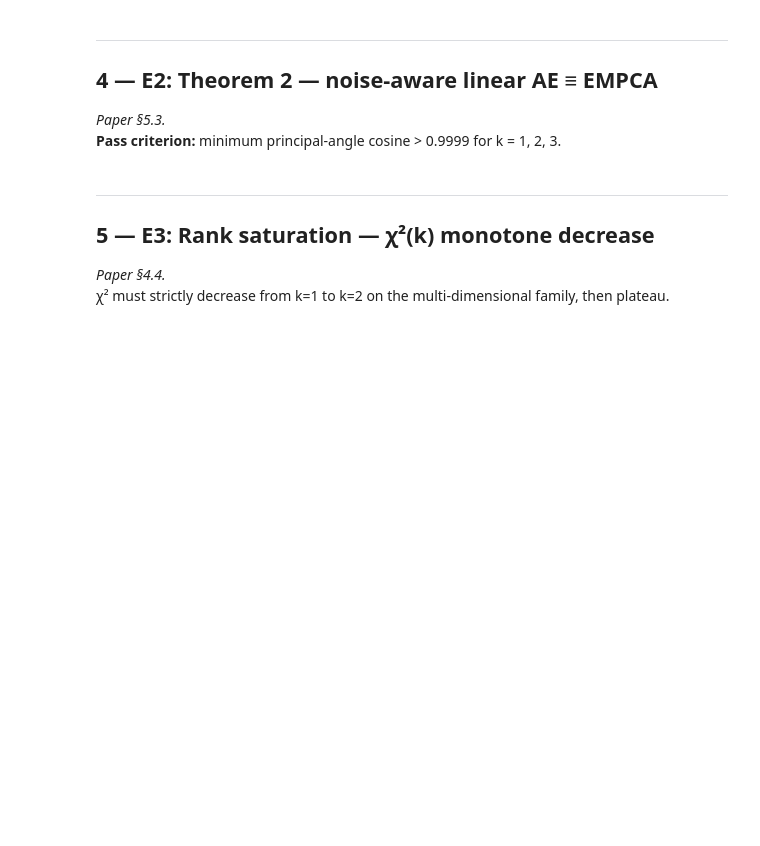
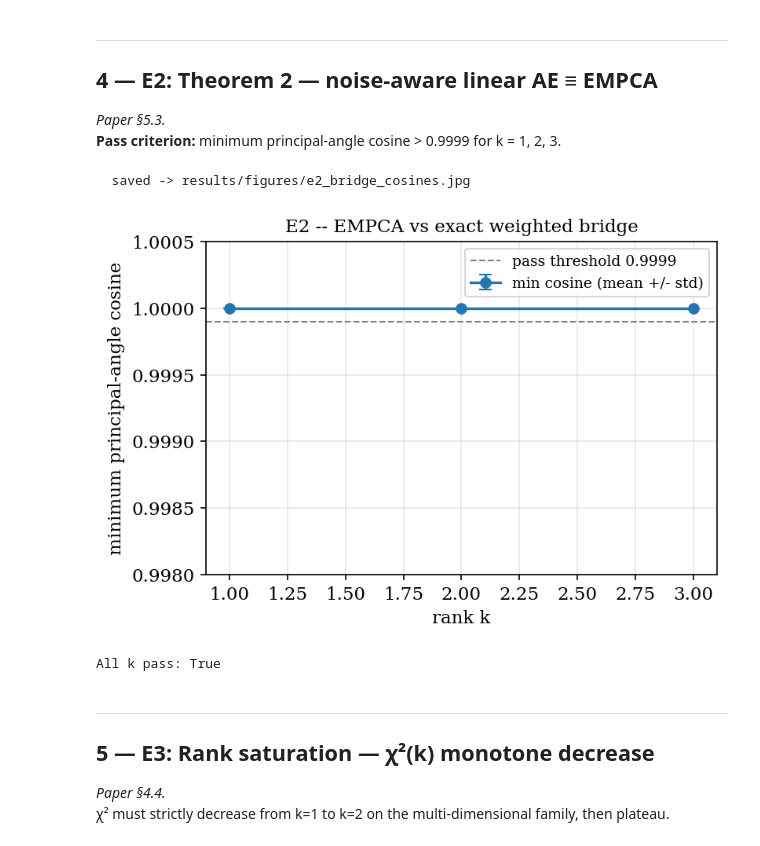
Before and after one commit to dowlingwong/noise-weighted-subspace-reconstruction, a Jupyter notebook: experiments/experiments_master.ipynb, the cells around one changed output. Saved outputs shown, nothing was run; the diff lists cells and outputs as text; code cells hidden in the pictures; blank space fills up the shorter version.

```diff
--- a/experiments/experiments_master.ipynb
+++ b/experiments/experiments_master.ipynb
@@ -245,34 +347,38 @@ if CACHE_H5.exists():
         for sg in cache_groups(h5, 'e2'):
             path = f'e2/{sg}'
             if path not in h5: continue
             df = load_df(h5, path)
             if 'k' not in df.columns: continue
             for _, row in df.iterrows():
                 e2_by_k.setdefault(int(row['k']), []).append(
                     float(row['min_principal_cosine']))
 
 if not e2_by_k and _fb:
     bd = _fb['b05']['bridge_df'].copy()
     bd['min_pc'] = bd['principal_angle_cosines'].map(
         lambda x: min(x) if hasattr(x, '__iter__') else x)
     for _, r in bd.iterrows():
         e2_by_k.setdefault(int(r['k']), []).append(float(r['min_pc']))
 
 ks    = sorted(e2_by_k)
 mu_e2 = np.array([np.mean(e2_by_k[k]) for k in ks])
 sd_e2 = np.array([np.std(e2_by_k[k], ddof=1) if len(e2_by_k[k]) > 1
                   else 0. for k in ks])
 
 fig, ax = plt.subplots(figsize=(5.5, 3.8))
 ax.errorbar(ks, mu_e2, yerr=sd_e2, fmt='o-', color=BLUE, capsize=4,
             label='min cosine (mean +/- std)')
 ax.axhline(0.9999, color='gray', ls='--', lw=1, label='pass threshold 0.9999')
 ax.set_xlabel('rank k'); ax.set_ylabel('minimum principal-angle cosine')
 ax.set_ylim(0.998, 1.0005)
 ax.set_title('E2 -- EMPCA vs exact weighted bridge')
 ax.legend(fontsize=9); fig.tight_layout()
-save_fig(fig, 'e2_bridge_cosines.pdf'); plt.show()
+save_fig(fig, 'e2_bridge_cosines.jpg'); plt.show()
 print('All k pass:', all(m >= 0.9999 for m in mu_e2))
+# %% [output]
+  saved -> results/figures/e2_bridge_cosines.jpg
+[figure, added]
+All k pass: True
 # %% [markdown]
 ---
 ## 5 — E3: Rank saturation — χ²(k) monotone decrease
```
Also changed, not shown: parts of 27 cells of this notebook, 26 other files.
